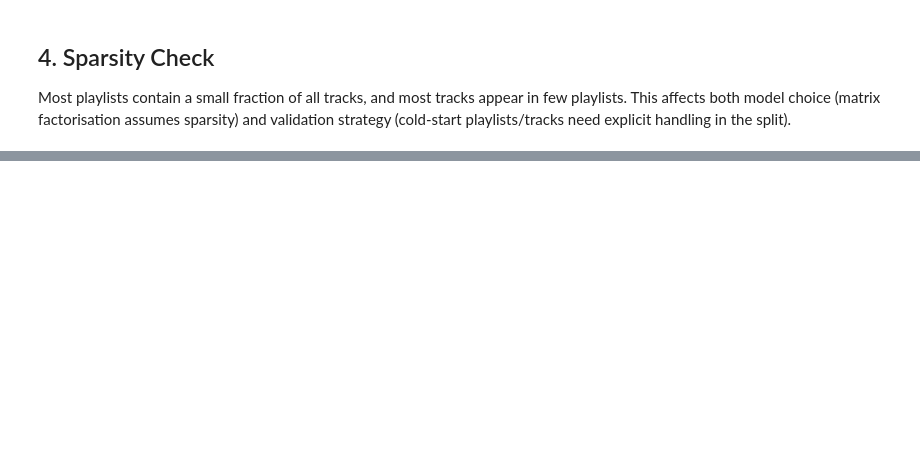
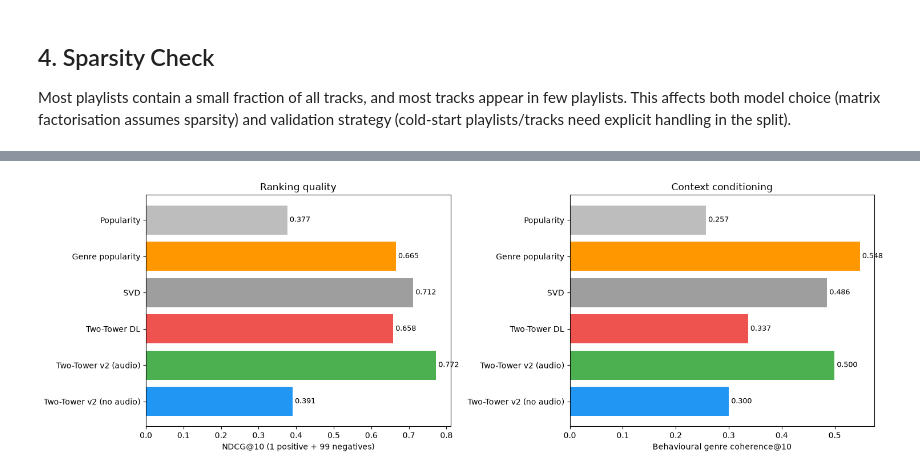
Before and after one commit to julesrif/ML-Music-Recommender-System, a Jupyter notebook: main.ipynb, the cells around one changed output, grey strips where cells are left out. Saved outputs shown, nothing was run; the diff lists cells and outputs as text; code cells hidden in the pictures; blank space fills up the shorter version.

```diff
--- a/main.ipynb
+++ b/main.ipynb
@@ -893,0 +1881,82 @@ plt.show()
+# %%
+# Re-scored on the SAME candidate sets and the SAME playlists as section 9, so the retrained
+# variants slot directly into the existing comparison.
+
+final_metrics = dict(baseline_metrics)
+final_coherence = {n: soft_coherence[n]["Behavioural"] for n in soft_coherence}
+final_coherence["Two-Tower DL"] = soft_coherence["Two-Tower DL"]["Behavioural"]
+
+for label, (model_v2, _) in variants.items():
+    with torch.no_grad():
+        item_vecs = model_v2.item_tower(
+            torch.arange(num_items, dtype=torch.long), audio_tensor_lookup
+        ).numpy()
+        user_vecs = model_v2.user_embedding.weight.numpy()
+
+    ranks_v2 = []
+    for start in range(0, len(eval_users), CHUNK_B):
+        sl = slice(start, start + CHUNK_B)
+        ranks_v2.append(
+            positive_rank(
+                np.einsum(
+                    "ij,ikj->ik", user_vecs[eval_users[sl]], item_vecs[candidates_b[sl]]
+                )
+            )
+        )
+    r = np.concatenate(ranks_v2)
+    for k in k_values:
+        hit = r <= k
+        final_metrics[f"{label}_Recall@{k}"] = hit.mean()
+        final_metrics[f"{label}_NDCG@{k}"] = np.where(hit, 1 / np.log2(r + 1), 0.0).mean()
+
+    tops = []
+    for start in range(0, len(coh_users), COH_CHUNK):
+        users = coh_users[start : start + COH_CHUNK]
+        scores = (user_vecs[users] @ item_vecs.T).astype(np.float32)
+        for row, u in enumerate(users):
+            known = known_by_user.get(u)
+            if known:
+                scores[row, list(known)] = -np.inf
+        tops.append(np.argpartition(-scores, TOP_K, axis=1)[:, :TOP_K])
+    tops = np.vstack(tops)
+    top_items_by_system[label] = tops
+    final_coherence[label] = coherence_of(tops, S_behavioural)
+
+order = [
+    "Popularity",
+    "Genre popularity",
+    "SVD",
+    "Two-Tower DL",
+    "Two-Tower v2 (audio)",
+    "Two-Tower v2 (no audio)",
+]
+
+print(f"{'System':<26}{'R@10':>9}{'NDCG@10':>10}{'Coherence':>12}")
+for name in order:
+    print(
+        f"{name:<26}{final_metrics[f'{name}_Recall@10']:>9.4f}"
+        f"{final_metrics[f'{name}_NDCG@10']:>10.4f}{final_coherence[name]:>12.4f}"
+    )
+
+fig, axes = plt.subplots(1, 2, figsize=(15, 5))
+colours = ["#BDBDBD", "#FF9800", "#9E9E9E", "#EF5350", "#4CAF50", "#2196F3"]
+
+axes[0].barh(order, [final_metrics[f"{n}_NDCG@10"] for n in order], color=colours)
+axes[0].set_xlabel("NDCG@10 (1 positive + 99 negatives)")
+axes[0].set_title("Ranking quality")
+
+axes[1].barh(order, [final_coherence[n] for n in order], color=colours)
+axes[1].set_xlabel("Behavioural genre coherence@10")
+axes[1].set_title("Context conditioning")
+
+for ax, values in zip(axes, ([final_metrics[f"{n}_NDCG@10"] for n in order], [final_coherence[n] for n in order])):
+    for i, v in enumerate(values):
+        ax.text(v, i, f" {v:.3f}", va="center", fontsize=9)
+    ax.invert_yaxis()
+
+plt.tight_layout()
+plt.show()
+
+torch.save(variants["Two-Tower v2 (audio)"][0].state_dict(), "models/two_tower_v2.pth")
+print("\nSaved models/two_tower_v2.pth (the v1 artefacts the API uses are left untouched).")
+# %% [output]
@@ -893,0 +1970 @@ plt.show()
+[figure, added]
```
Also changed, not shown: parts of 51 cells of this notebook, 11 other files.
